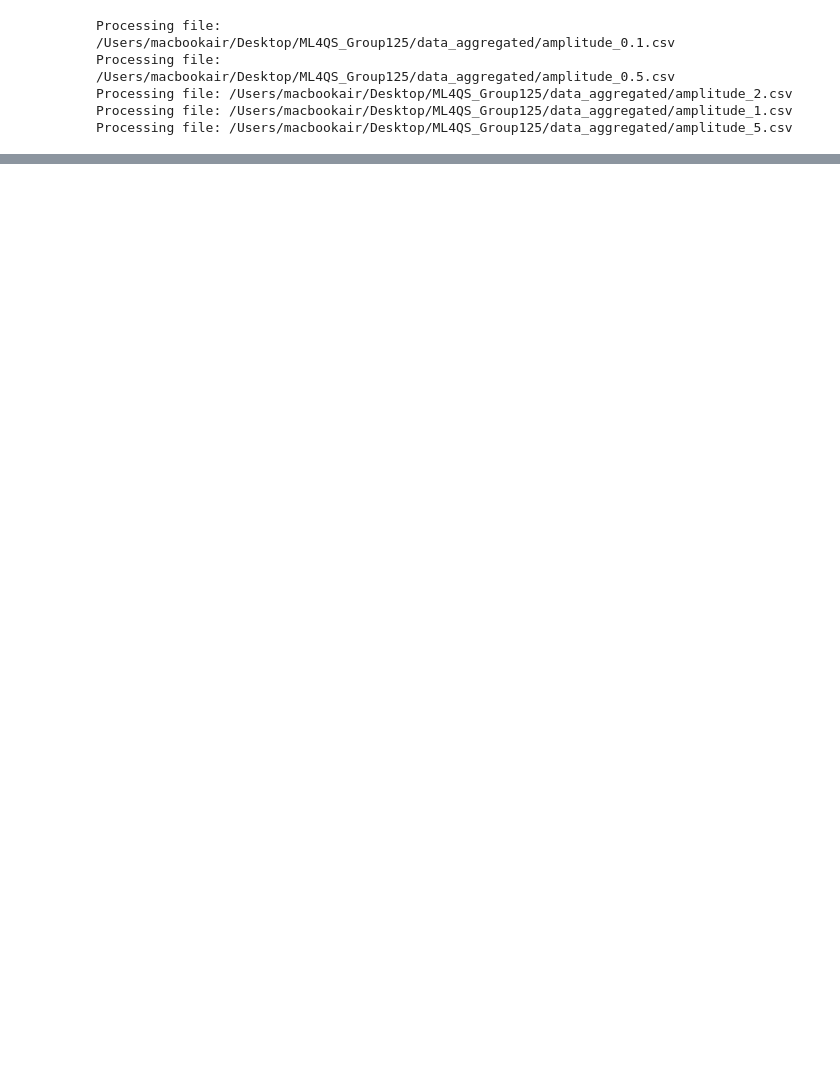
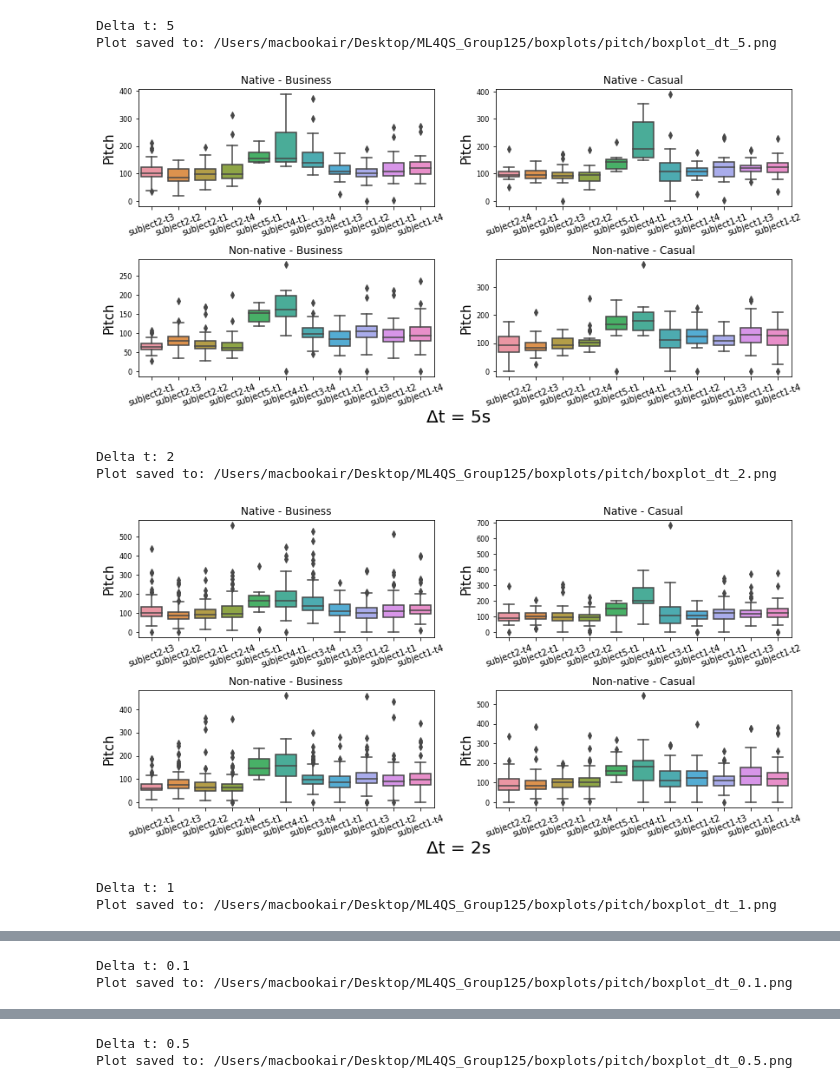
Before and after one commit to thingavu/ML4QS_Group125, a Jupyter notebook: boxplots.ipynb, the cells around one changed output, grey strips where cells are left out. Drawn from its saved outputs; the diff is of its cells as text; code cells hidden in the pictures; blank space fills up the shorter version.

```diff
--- a/boxplots.ipynb
+++ b/boxplots.ipynb
@@ -7,19 +7,23 @@ import os
 # %%
 # Directory containing your amplitude files
 file_dir = '/Users/macbookair/Desktop/ML4QS_Group125/data_aggregated/'
-output_dir = '/Users/macbookair/Desktop/ML4QS_Group125/boxplots/amplitudes/'
+output_dir = '/Users/macbookair/Desktop/ML4QS_Group125/boxplots/pitch/'
 
 # Create output directory if it doesn't exist
 os.makedirs(output_dir, exist_ok=True)
 
 # Get all amplitude files with .csv extension
-file_paths = glob.glob(os.path.join(file_dir, 'amplitude_*.csv'))
+file_paths = glob.glob(os.path.join(file_dir, 'pitch_time_*.csv'))
 # %%
+# Define native and non-native languages
+native_languages = ['ch', 'tr', 'ru']
+non_native_language = 'en'
+
 # Loop through each file
 for file_path in file_paths:
-    print(f'Processing file: {file_path}')
     # Extract the Δt value from the file name
-    delta_t = os.path.basename(file_path).split('_')[1].split('.')[0]
+    delta_t = os.path.basename(file_path).split('_')[2].replace('.csv', '')
+    print(f'Delta t: {delta_t}')
 
     # Load the data
     df = pd.read_csv(file_path)
@@ -28,53 +32,70 @@ for file_path in file_paths:
     trials = df['script'].unique()
     participants = df['participant'].unique()
     languages = df['language'].unique()
     tones = df['tone'].unique()
 
     # Combine participant and script into a single column for easy plotting
     df['participant_script'] = df['participant'].astype(str) + '-' + df['script']
 
     # Create a 2x2 subplot
     fig, axs = plt.subplots(2, 2, figsize=(12, 6))  # Adjust figsize to control overall plot size
     fig.tight_layout(pad=4.0)  # Adjust padding between plots
 
     # Flatten the axs array for easy indexing
     axs = axs.flatten()
 
+    # Define the language-tone combinations to plot
+    combinations = [
+        ('native', 'bus'),
+        ('native', 'casual'),
+        ('non-native', 'bus'),
+        ('non-native', 'casual')
+    ]
+
     # Counter for subplot indexing
     plot_idx = 0
 
-    # Loop through each unique combination of language and tone
-    for tone in tones:
-        for language in languages:
-            # Filter dataframe for the current language and tone
-            df_lang_tone = df[(df['tone'] == tone) & (df['language'] == language)]
+    # Loop through each combination
+    for language_type, tone in combinations:
+        if language_type == 'native':
+            # Filter for native languages
+            df_lang_tone = df[(df['tone'] == tone) & (df['language'].isin(native_languages))]
+        else:
+            # Filter for non-native language
+            df_lang_tone = df[(df['tone'] == tone) & (df['language'] == non_native_language)]
 
-            # Create boxplots with participant-script on the x-axis in the current subplot
-            sns.boxplot(ax=axs[plot_idx], x='participant_script', y='amplitude_mean', data=df_lang_tone)
-            if tone == 'bus':
-                axs[plot_idx].set_title(f'{language.upper()} - {tone.capitalize()}iness')
-            else:
-                axs[plot_idx].set_title(f'{language.upper()} - {tone.capitalize()}')
-            axs[plot_idx].set_xlabel("")  # Remove x-axis label
-            axs[plot_idx].set_ylabel("Amplitude", fontsize=15)
-            axs[plot_idx].tick_params(axis='x', rotation=10, labelsize=10)
-            axs[plot_idx].tick_params(axis='y', labelsize=8)
+        # Create boxplots with participant-script on the x-axis in the current subplot
+        sns.boxplot(ax=axs[plot_idx], x='participant_script', y='pitch_mean', data=df_lang_tone)
 
-            # Increment the subplot index
-            plot_idx += 1
+        if tone == 'bus':
+            axs[plot_idx].set_title(f'{language_type.capitalize()} - Business')
+        else:
+            axs[plot_idx].set_title(f'{language_type.capitalize()} - Casual')
+
+        axs[plot_idx].set_xlabel("")  # Remove x-axis label
+        axs[plot_idx].set_ylabel("Pitch", fontsize=15)
+        axs[plot_idx].tick_params(axis='x', rotation=20, labelsize=10)
+        axs[plot_idx].tick_params(axis='y', labelsize=8)
+
+        # Increment the subplot index
+        plot_idx += 1
 
     # Put a title on the whole plot at the bottom
     plt.figtext(0.5, 0.01, f'Δt = {delta_t}s', ha='center', fontsize=20)
 
     # Save the plot
     output_file_path = os.path.join(output_dir, f'boxplot_dt_{delta_t}.png')
     plt.savefig(output_file_path)
-    prınt(f'Plot saved to: {output_file_path}')
+    print(f'Plot saved to: {output_file_path}')
+    plt.show()
     # Close the plot to free memory
     plt.close(fig)
 # %% [output]
-Processing file: /Users/macbookair/Desktop/ML4QS_Group125/data_aggregated/amplitude_0.1.csv
-Processing file: /Users/macbookair/Desktop/ML4QS_Group125/data_aggregated/amplitude_0.5.csv
-Processing file: /Users/macbookair/Desktop/ML4QS_Group125/data_aggregated/amplitude_2.csv
-Processing file: /Users/macbookair/Desktop/ML4QS_Group125/data_aggregated/amplitude_1.csv
-Processing file: /Users/macbookair/Desktop/ML4QS_Group125/data_aggregated/amplitude_5.csv
+Delta t: 5
+Plot saved to: /Users/macbookair/Desktop/ML4QS_Group125/boxplots/pitch/boxplot_dt_5.png
+[figure, added]
+Delta t: 2
+Plot saved to: /Users/macbookair/Desktop/ML4QS_Group125/boxplots/pitch/boxplot_dt_2.png
+[figure, added]
+Delta t: 1
+Plot saved to: /Users/macbookair/Desktop/ML4QS_Group125/boxplots/pitch/boxplot_dt_1.png
@@ -80,0 +103,2 @@ Processing file: /Users/macbookair/Desktop/ML4QS_Group125/data_aggregated/amplit
+Delta t: 0.1
+Plot saved to: /Users/macbookair/Desktop/ML4QS_Group125/boxplots/pitch/boxplot_dt_0.1.png
@@ -80,0 +106,2 @@ Processing file: /Users/macbookair/Desktop/ML4QS_Group125/data_aggregated/amplit
+Delta t: 0.5
+Plot saved to: /Users/macbookair/Desktop/ML4QS_Group125/boxplots/pitch/boxplot_dt_0.5.png
```
Also changed, not shown: parts of 1 cell of this notebook, 7 other files.
